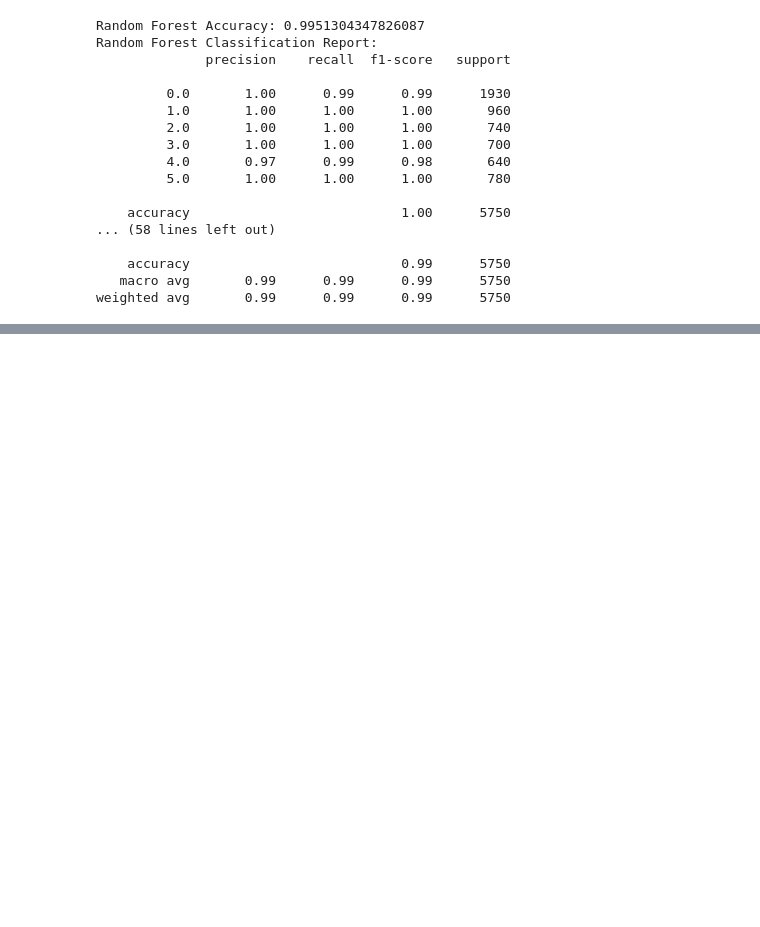
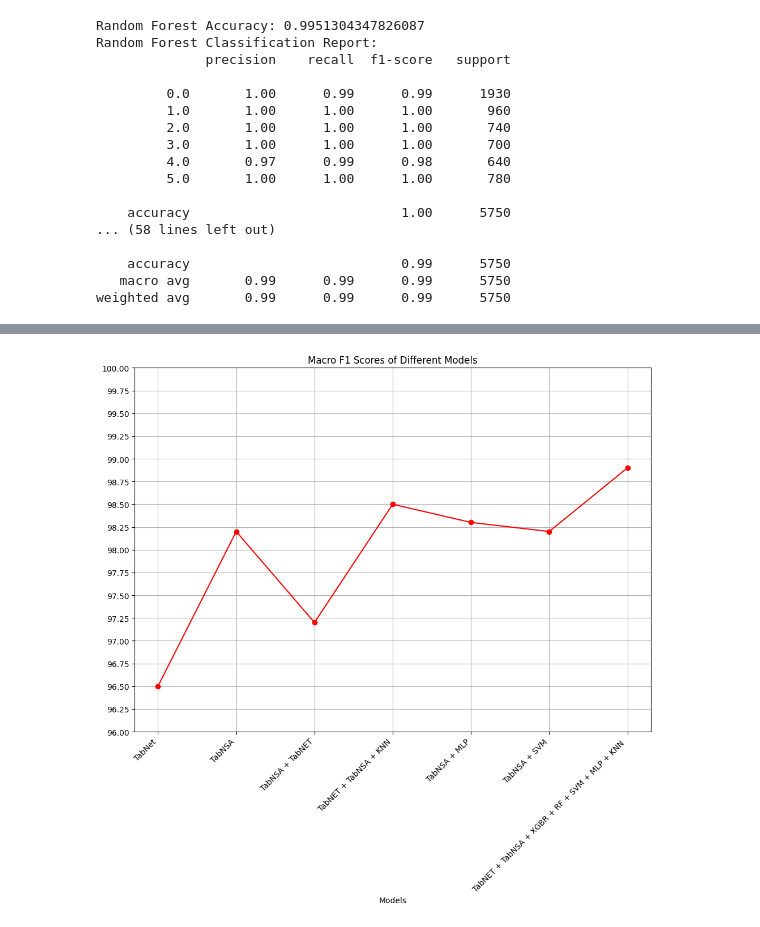
Before and after one commit to PriyanshuR23/Industrial_IOT_Predictive_Maintenance, a Jupyter notebook: Final.ipynb, the cells around one changed output, grey strips where cells are left out. Saved outputs shown, nothing was run; the diff lists cells and outputs as text; code cells hidden in the pictures; blank space fills up the shorter version.

```diff
--- a/Final.ipynb
+++ b/Final.ipynb
@@ -1497,0 +1500,28 @@ weighted avg     0.9902    0.9896    0.9897      5750
+# %%
+import matplotlib.pyplot as plt
+
+# Sample F1 scores (replace with your actual data)
+models = ['TabNet', 'TabNSA', 'TabNSA + TabNET', 'TabNET + TabNSA + KNN', 'TabNSA + MLP', 'TabNSA + SVM', 'TabNET + TabNSA + XGBR + RF + SVM + MLP + KNN ']
+f1_scores = [96.5, 98.2, 97.2, 98.5, 98.3, 98.2, 98.9] # Example F1 scores
+
+# Create the line plot
+plt.figure(figsize=(10, 10))  # Adjust figure size as needed
+plt.plot(models, f1_scores, marker='o', linestyle='-',color = 'red')  # Create the line plot
+
+# Customize the plot
+plt.xlabel("Models")
+# plt.ylabel("Macro F1 Score")
+plt.title("Macro F1 Scores of Different Models")
+plt.grid(True)  # Add grid lines for better readability
+plt.xticks(rotation=45, ha='right') # Rotate x-axis labels for better visibility
+
+
+# Set y-axis limits for zooming in
+plt.yticks(np.arange(96, 100.25, 0.25))  # Adjust the limits as per your data
+
+
+# Show the plot
+plt.tight_layout()  # Adjust layout to prevent labels from overlapping
+plt.show()
+# %% [output]
+[figure, added]
```
Also changed, not shown: parts of 9 cells of this notebook.
